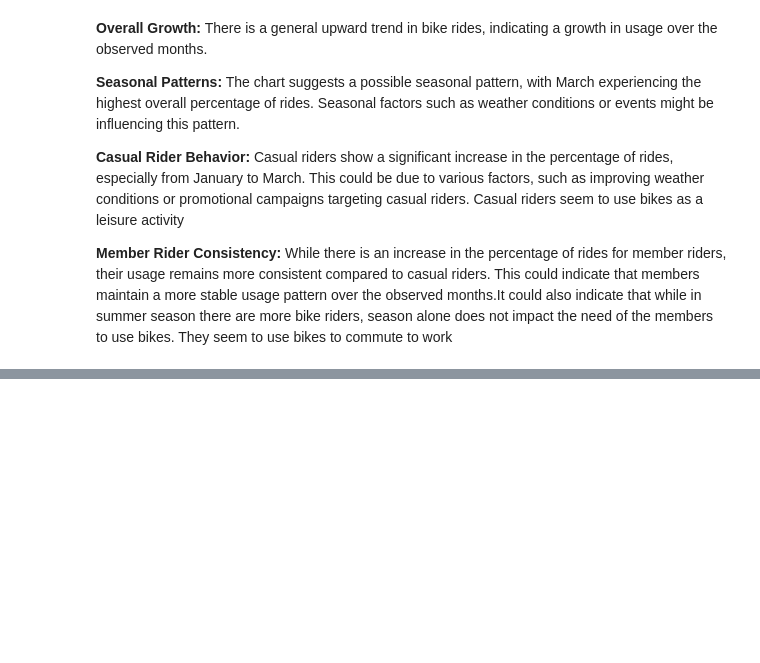
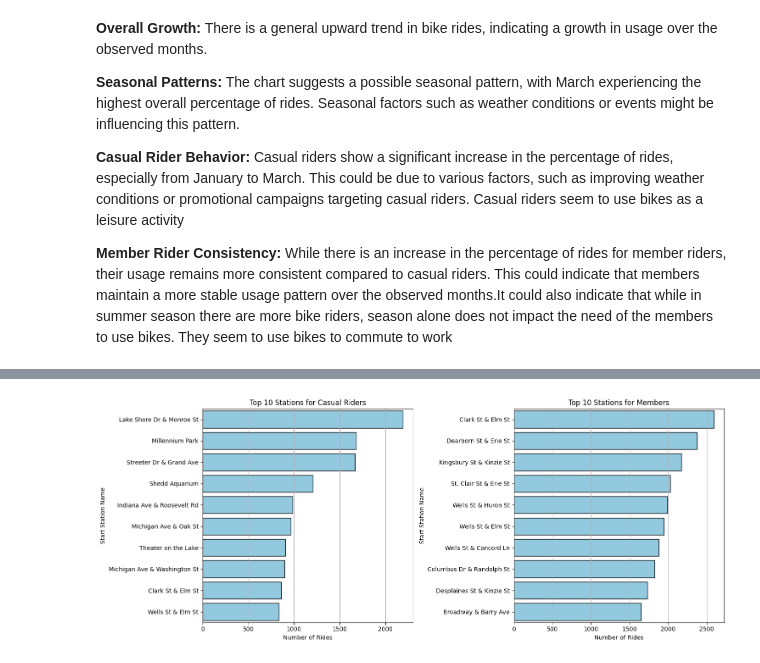
Before and after one commit to Nazneen-akram/coursera-rep, a Jupyter notebook: Google_CaseStudy_Bike_Share.ipynb, the cells around one changed output, grey strips where cells are left out. Cells and saved outputs as stored; diff of their text form; code cells hidden in the pictures; blank space fills up the shorter version.

```diff
--- a/Google_CaseStudy_Bike_Share.ipynb
+++ b/Google_CaseStudy_Bike_Share.ipynb
@@ -399,0 +494,30 @@ plt.show()
+# %%
+# Filter out rows with 'Not Available' start station names
+filtered_data = all_data[all_data['start_station_name'] != 'Not Available']
+
+# Group the filtered data by 'member_casual' and 'start_station_name'
+grouped_data = filtered_data.groupby(['member_casual', 'start_station_name']).size().reset_index(name='count')
+
+# Get the top 5 stations for casual and member riders
+top_casual_stations = grouped_data[grouped_data['member_casual'] == 'casual'].nlargest(10,'count')
+top_member_stations = grouped_data[grouped_data['member_casual'] == 'member'].nlargest(10,'count')
+
+# Create a figure with subplots for casual and member riders
+fig, ax = plt.subplots(1, 2, figsize=(15, 6))
+
+# List of user types
+user_types = ['Casual Riders', 'Members']
+
+for i, (stations, user_type) in enumerate(zip([top_casual_stations, top_member_stations], user_types)):
+    # Plot the bar chart
+    sns.barplot(x='count', y='start_station_name', data=stations, color='skyblue', edgecolor='black', ax=ax[i])
+    ax[i].set_title(f'Top 10 Stations for {user_type}')
+    ax[i].set_xlabel('Number of Rides')
+    ax[i].set_ylabel('Start Station Name')
+    ax[i].grid(axis='x')  # Add vertical grid lines
+
+# Show the plot
+plt.tight_layout()
+plt.show()
+# %% [output]
+[figure, added]
```
Also changed, not shown: parts of 7 cells of this notebook.
